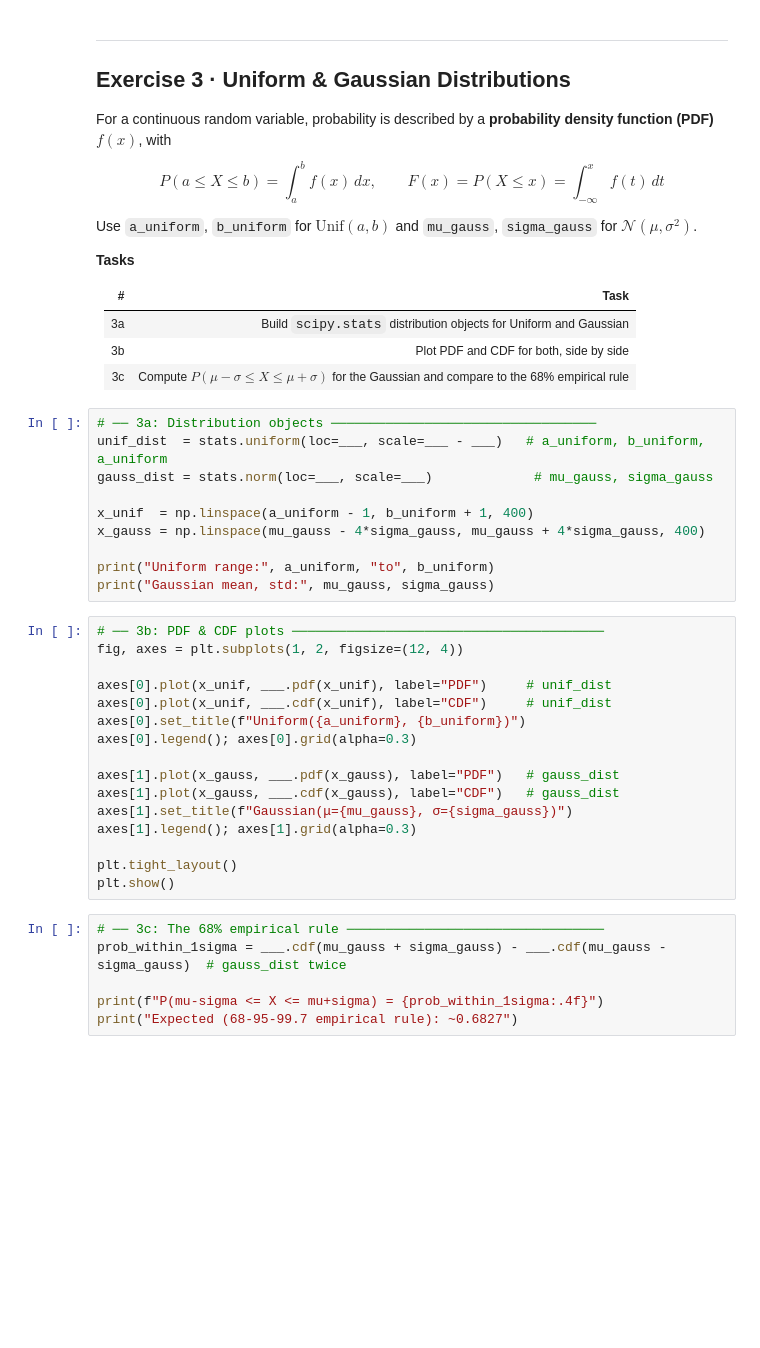
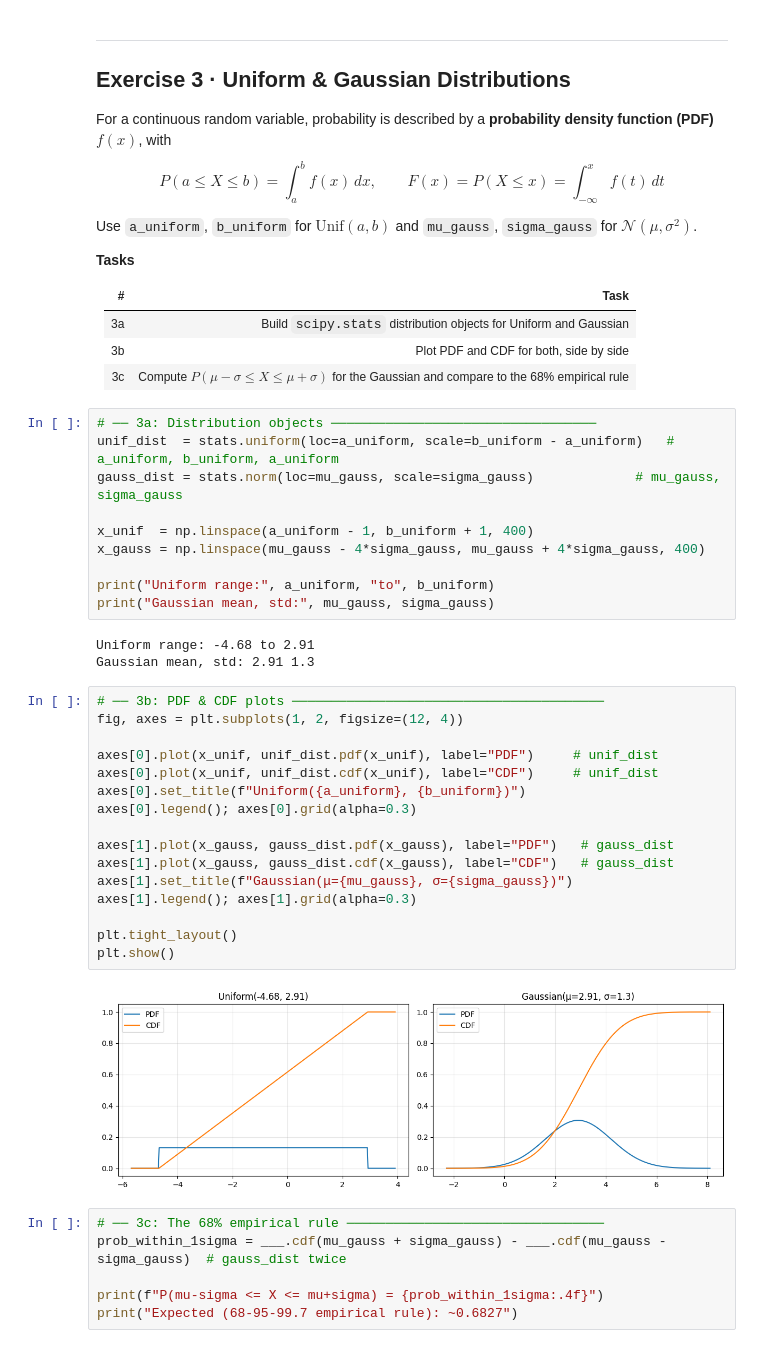
Before and after one commit to adithyan-cell/Python, a Jupyter notebook: 22AIE301_Lab_03_aie24006_.ipynb, the cells around one changed output. Cells and saved outputs as stored; diff of their text form; blank space fills up the shorter version.

```diff
--- a/22AIE301_Lab_03_aie24006_.ipynb
+++ b/22AIE301_Lab_03_aie24006_.ipynb
@@ -168,30 +191,35 @@ Use `a_uniform`, `b_uniform` for $\text{Unif}(a,b)$ and `mu_gauss`, `sigma_gauss
 | 3c | Compute $P(\mu-\sigma \le X \le \mu+\sigma)$ for the Gaussian and compare to the 68% empirical rule
 # %%
 # ── 3a: Distribution objects ──────────────────────────────────
-unif_dist  = stats.uniform(loc=___, scale=___ - ___)   # a_uniform, b_uniform, a_uniform
-gauss_dist = stats.norm(loc=___, scale=___)             # mu_gauss, sigma_gauss
+unif_dist  = stats.uniform(loc=a_uniform, scale=b_uniform - a_uniform)   # a_uniform, b_uniform, a_uniform
+gauss_dist = stats.norm(loc=mu_gauss, scale=sigma_gauss)             # mu_gauss, sigma_gauss
 
 x_unif  = np.linspace(a_uniform - 1, b_uniform + 1, 400)
 x_gauss = np.linspace(mu_gauss - 4*sigma_gauss, mu_gauss + 4*sigma_gauss, 400)
 
 print("Uniform range:", a_uniform, "to", b_uniform)
 print("Gaussian mean, std:", mu_gauss, sigma_gauss)
+# %% [output]
+Uniform range: -4.68 to 2.91
+Gaussian mean, std: 2.91 1.3
 # %%
 # ── 3b: PDF & CDF plots ────────────────────────────────────────
 fig, axes = plt.subplots(1, 2, figsize=(12, 4))
 
-axes[0].plot(x_unif, ___.pdf(x_unif), label="PDF")     # unif_dist
-axes[0].plot(x_unif, ___.cdf(x_unif), label="CDF")     # unif_dist
+axes[0].plot(x_unif, unif_dist.pdf(x_unif), label="PDF")     # unif_dist
+axes[0].plot(x_unif, unif_dist.cdf(x_unif), label="CDF")     # unif_dist
 axes[0].set_title(f"Uniform({a_uniform}, {b_uniform})")
 axes[0].legend(); axes[0].grid(alpha=0.3)
 
-axes[1].plot(x_gauss, ___.pdf(x_gauss), label="PDF")   # gauss_dist
-axes[1].plot(x_gauss, ___.cdf(x_gauss), label="CDF")   # gauss_dist
+axes[1].plot(x_gauss, gauss_dist.pdf(x_gauss), label="PDF")   # gauss_dist
+axes[1].plot(x_gauss, gauss_dist.cdf(x_gauss), label="CDF")   # gauss_dist
 axes[1].set_title(f"Gaussian(μ={mu_gauss}, σ={sigma_gauss})")
 axes[1].legend(); axes[1].grid(alpha=0.3)
 
 plt.tight_layout()
 plt.show()
+# %% [output]
+[figure, added]
 # %%
 # ── 3c: The 68% empirical rule ─────────────────────────────────
 prob_within_1sigma = ___.cdf(mu_gauss + sigma_gauss) - ___.cdf(mu_gauss - sigma_gauss)  # gauss_dist twice
```
Also changed, not shown: parts of 5 cells of this notebook.
